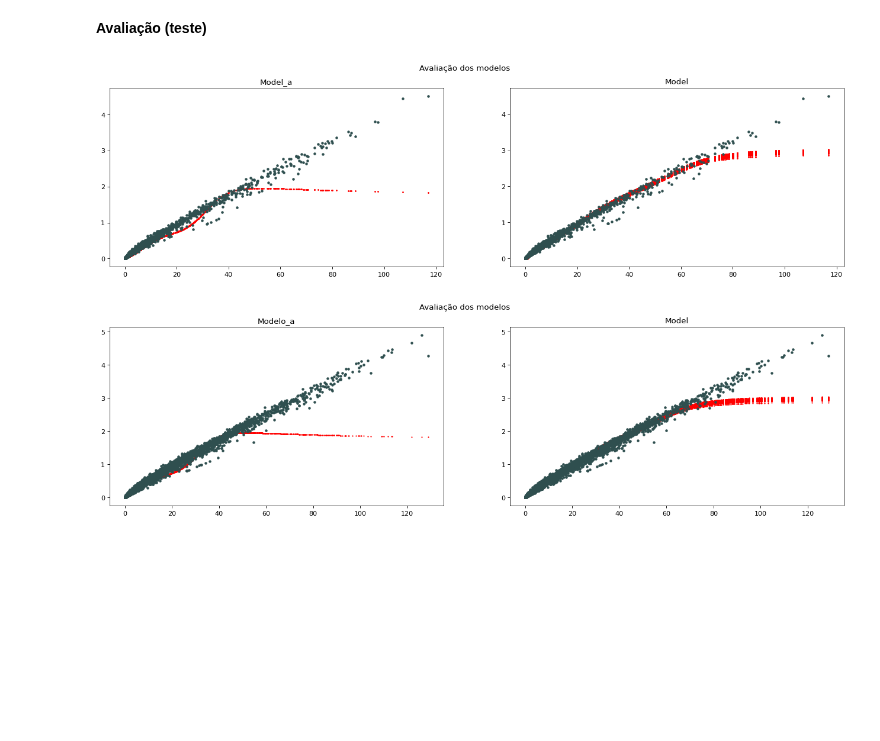
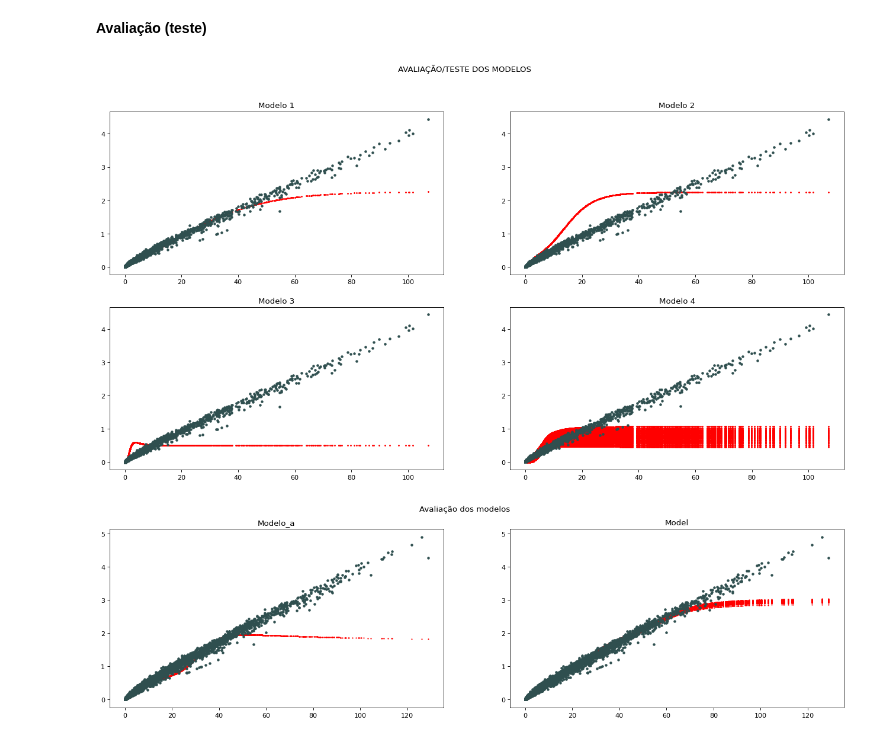
Before and after one commit to lourencocavalcante/Neurocomputacao, a Jupyter notebook: CAP351_Projeto_01_MLP.ipynb, the cells around one changed output. Drawn from its saved outputs; the diff is of its cells as text; code cells hidden in the pictures; blank space fills up the shorter version.

```diff
--- a/CAP351_Projeto_01_MLP.ipynb
+++ b/CAP351_Projeto_01_MLP.ipynb
@@ -164,6 +165,8 @@ df_rd80_joss.head()
 | 2 | 2020-03-17 13:54:00 | 0.0 | 0.0 | 0.0 | 0.0 | ... |
 | 3 | 2020-03-17 13:55:00 | 0.0 | 0.0 | 0.0 | 0.0 | ... |
 | 4 | 2020-03-17 13:56:00 | 0.0 | 0.0 | 0.0 | 0.0 | ... |
+# %%
+df_rd80_joss = df_rd80_joss.drop(columns=['Unnamed: 0'])
 # %%
 df_rd80_joss.describe()
 # %% [output]
@@ -223,7 +232,7 @@ df_val_rd80_joss['Rain Intensity (mm/h)'].plot(figsize = (20,4), title='Teste',
 [figure]
 # %%
 # Divisão do Dataset em treinamento e validação
-x_train, x_test, y_train, y_test = train_test_split(df_final_rd80_joss['Rain Intensity (mm/h)'] ,df_final_rd80_joss['Liquid watercontent (g/m3)'], test_size=0.8)
+x_train, x_test, y_train, y_test = train_test_split(df_rd80_joss['Rain Intensity (mm/h)'] ,df_rd80_joss['Liquid watercontent (g/m3)'], test_size=0.8)
 print(len(x_train))
 print(len(x_test))
 figure(figsize=(20,5),dpi=80)
@@ -335,0 +302,9 @@ plt.show()
+# %%
+epocas = 5 #Degine a quantidade de épocas para o treinamento
+
+early = tf.keras.callbacks.EarlyStopping(monitor='loss', patience=100)
+
+history_modelo_a = modelo_a.fit(x_train, y_train, epochs=epocas, batch_size=10, validation_split=0.2, verbose=True) #callbacks=[early])
+history_modelo_b = modelo_b.fit(x_train, y_train, epochs=epocas, batch_size=10, validation_split=0.2, verbose=True) #callbacks=[early])
+history_modelo_c = modelo_c.fit(x_train, y_train, epochs=epocas, batch_size=10, validation_split=0.2, verbose=True) #callbacks=[early])
+history_model = model.fit(x_train, y_train, epochs=epocas, batch_size=10, validation_split=0.2, verbose=True) #callbacks=[early])
@@ -336,24 +371,37 @@ plt.show()
 # %% [markdown]
 **Avaliação (teste)**
 # %%
-figure(figsize=(20,5),dpi=80)
-plt.suptitle('Avaliação dos modelos')
-plt.subplot(1,2,1)
+figure(figsize=(20,10),dpi=80)
+plt.suptitle('AVALIAÇÃO/TESTE DOS MODELOS')
+
+plt.subplot(2,2,1)
 y_rest = modelo_a.predict(x_train)
 plt.plot(x_train, y_rest, '.', markersize=3 ,color='#FF0000')
 plt.plot(x_train, y_train, '.', color='#2F4F4F')
-plt.title('Modelo_a')
+plt.title('Modelo 1')
 
-plt.subplot(1,2,2)
+plt.subplot(2,2,2)
+y_rest = modelo_b.predict(x_train)
+plt.plot(x_train, y_rest, '.', markersize=3 ,color='#FF0000')
+plt.plot(x_train, y_train, '.', color='#2F4F4F')
+plt.title('Modelo 2')
+
+plt.subplot(2,2,3)
+y_rest = modelo_c.predict(x_train)
+plt.plot(x_train, y_rest, '.', markersize=3 ,color='#FF0000')
+plt.plot(x_train, y_train, '.', color='#2F4F4F')
+plt.title('Modelo 3')
+
+plt.subplot(2,2,4)
 y_rest = model.predict(x_train)
 plt.plot(x_train, y_rest, '.', markersize=3 ,color='#FF0000')
 plt.plot(x_train, y_train, '.', color='#2F4F4F')
-plt.title('Model')
+plt.title('Modelo 4')
 
 
 plt.show()
 # %% [output]
-[figure, old version]
+[figure, new version]
 # %%
 figure(figsize=(20,5),dpi=80)
 plt.suptitle('Avaliação dos modelos')
```
Also changed, not shown: parts of 8 cells of this notebook.
